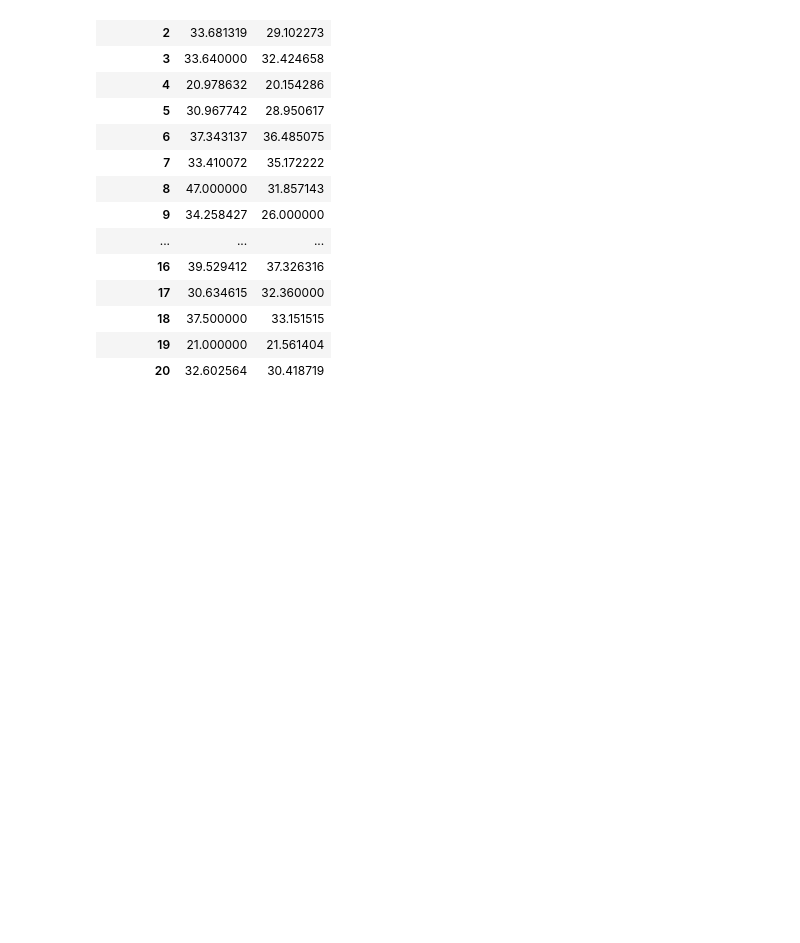
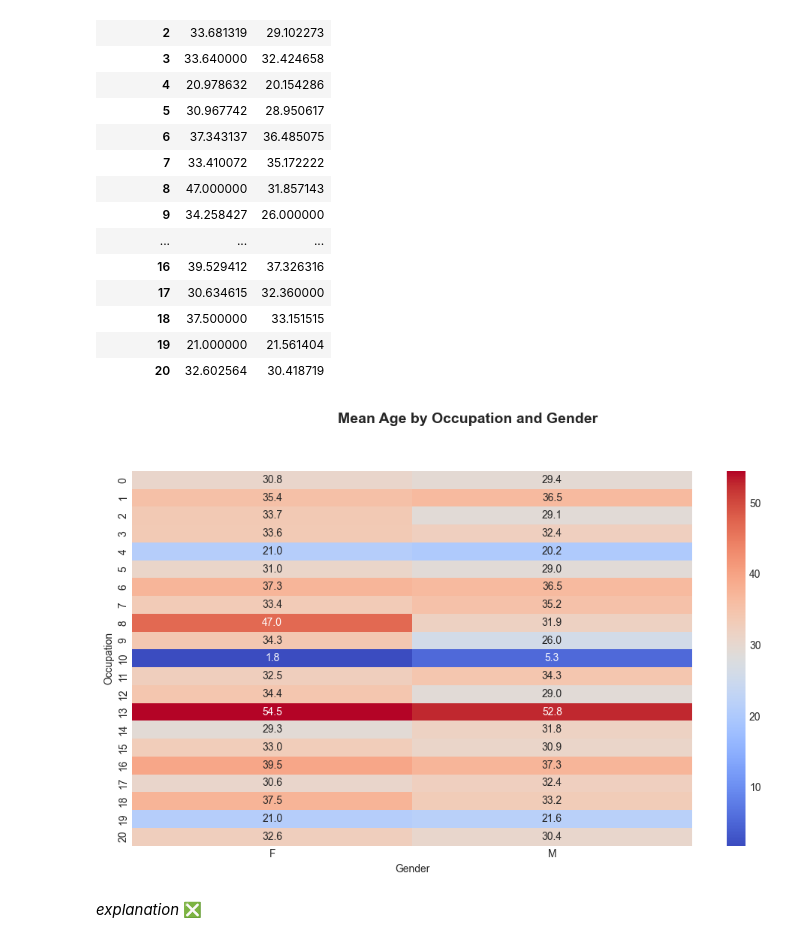
Before and after one commit to chariz1101/CCS-230-Final-Project, a Jupyter notebook: eda/EDA.ipynb, the cells around one changed output. Drawn from its saved outputs; the diff is of its cells as text; code cells hidden in the pictures; blank space fills up the shorter version.

```diff
--- a/eda/EDA.ipynb
+++ b/eda/EDA.ipynb
@@ -728,3 +741,22 @@ user_pivot.style.background_gradient(cmap='coolwarm')
 | 18 | 37.500000 | 33.151515 |
 | 19 | 21.000000 | 21.561404 |
 | 20 | 32.602564 | 30.418719 |
+# %%
+# Pivot table: mean Age by Occupation and Gender
+user_pivot = pd.pivot_table(data=users, index='Occupation', columns='Gender', values='Age', aggfunc='mean')
+
+# Optional: define font for suptitle
+font = {'fontsize': 14, 'fontweight': 'bold'}
+
+# Show result in heatmap
+plt.figure(figsize=(10, 6))
+sns.heatmap(user_pivot, cmap='coolwarm', annot=True, fmt='.1f')
+plt.suptitle('Mean Age by Occupation and Gender', y=1.05, x=0.5, **font)
+plt.xlabel('Gender')
+plt.ylabel('Occupation')
+plt.tight_layout()
+plt.show()
+# %% [output]
+[figure, added]
+# %% [markdown]
+*explanation* ❎
```
Also changed, not shown: parts of 4 cells of this notebook.
